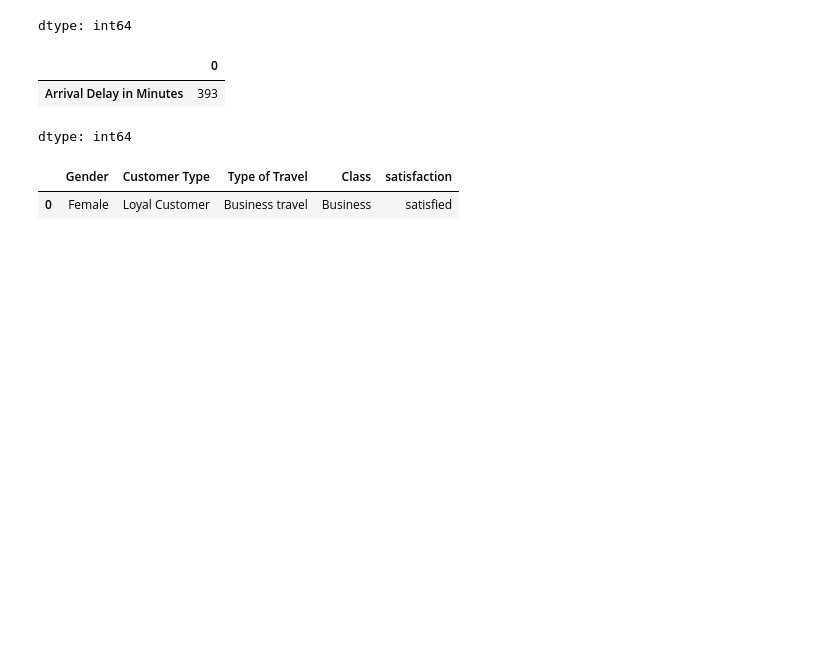
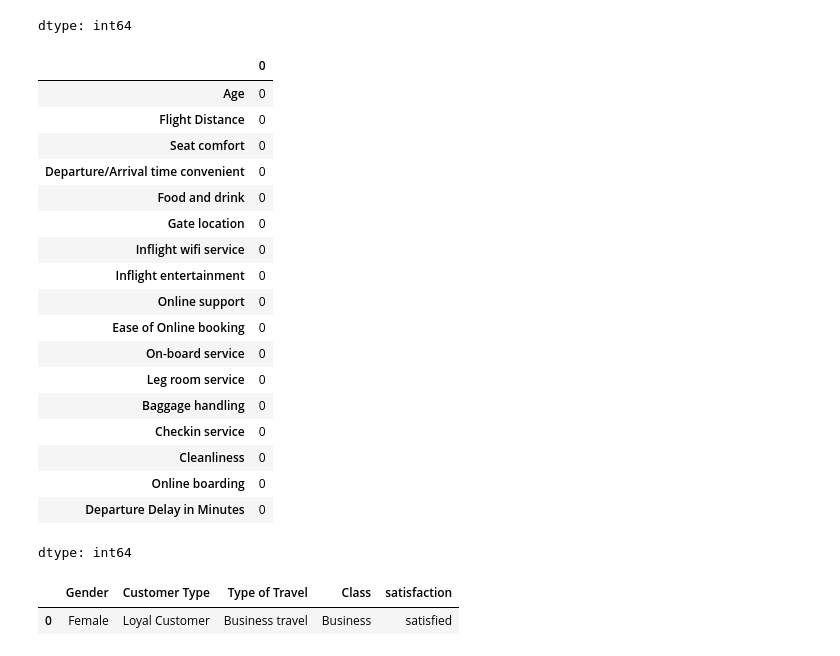
Before and after one commit to mohammedbasithpm964/Al-ML-Tasks-and-Projects, a Jupyter notebook: Airlines_Pred.ipynb, the cells around one changed output. Drawn from its saved outputs; the diff is of its cells as text; code cells hidden in the pictures; blank space fills up the shorter version.

```diff
--- a/Airlines_Pred.ipynb
+++ b/Airlines_Pred.ipynb
@@ -123,3 +148,14 @@ print(outlier_counts_df)
 # %% [output]
                           Outlier Count
 Arrival Delay in Minutes              0
+# %%
+# Detect Outliers using IQR
+outlier_counts = {}
+for col in int_cols.columns:
+    Q1 = int_cols[col].quantile(0.25)
+    Q3 = int_cols[col].quantile(0.75)
+    IQR = Q3 - Q1
+    lower_bound = Q1 - 1.5 * IQR
+    upper_bound = Q3 + 1.5 * IQR
+    outliers = ((int_cols[col] < lower_bound) | (int_cols[col] > upper_bound)).sum()
+    outlier_counts[col] = outliers
@@ -125,0 +185,18 @@ Arrival Delay in Minutes              0
+# %%
+# Define function to cap outliers
+def cap_outliers(df):
+    for col in df.columns:
+        Q1 = df[col].quantile(0.25)
+        Q3 = df[col].quantile(0.75)
+        IQR = Q3 - Q1
+        lower_bound = Q1 - 1.5 * IQR
+        upper_bound = Q3 + 1.5 * IQR
+
+        # Cap values beyond the bounds
+        df[col] = np.where(df[col] < lower_bound, lower_bound, df[col])
+        df[col] = np.where(df[col] > upper_bound, upper_bound, df[col])
+
+    return df
+# %%
+# Apply function to replace outliers
+int_cols = cap_outliers(int_cols)
@@ -149,10 +263,26 @@ object_cols.isnull().sum()
 | satisfaction | 0 |
 dtype: int64
 # %%
-float_cols.isnull().sum()
+int_cols.isnull().sum()
 # %% [output]
 |  | 0 |
-| Arrival Delay in Minutes | 393 |
+| Age | 0 |
+| Flight Distance | 0 |
+| Seat comfort | 0 |
+| Departure/Arrival time convenient | 0 |
+| Food and drink | 0 |
+| Gate location | 0 |
+| Inflight wifi service | 0 |
+| Inflight entertainment | 0 |
+| Online support | 0 |
+| Ease of Online booking | 0 |
+| On-board service | 0 |
+| Leg room service | 0 |
+| Baggage handling | 0 |
+| Checkin service | 0 |
+| Cleanliness | 0 |
+| Online boarding | 0 |
+| Departure Delay in Minutes | 0 |
 dtype: int64
 # %%
 object_cols.mode()
```
Also changed, not shown: parts of 12 cells of this notebook.
